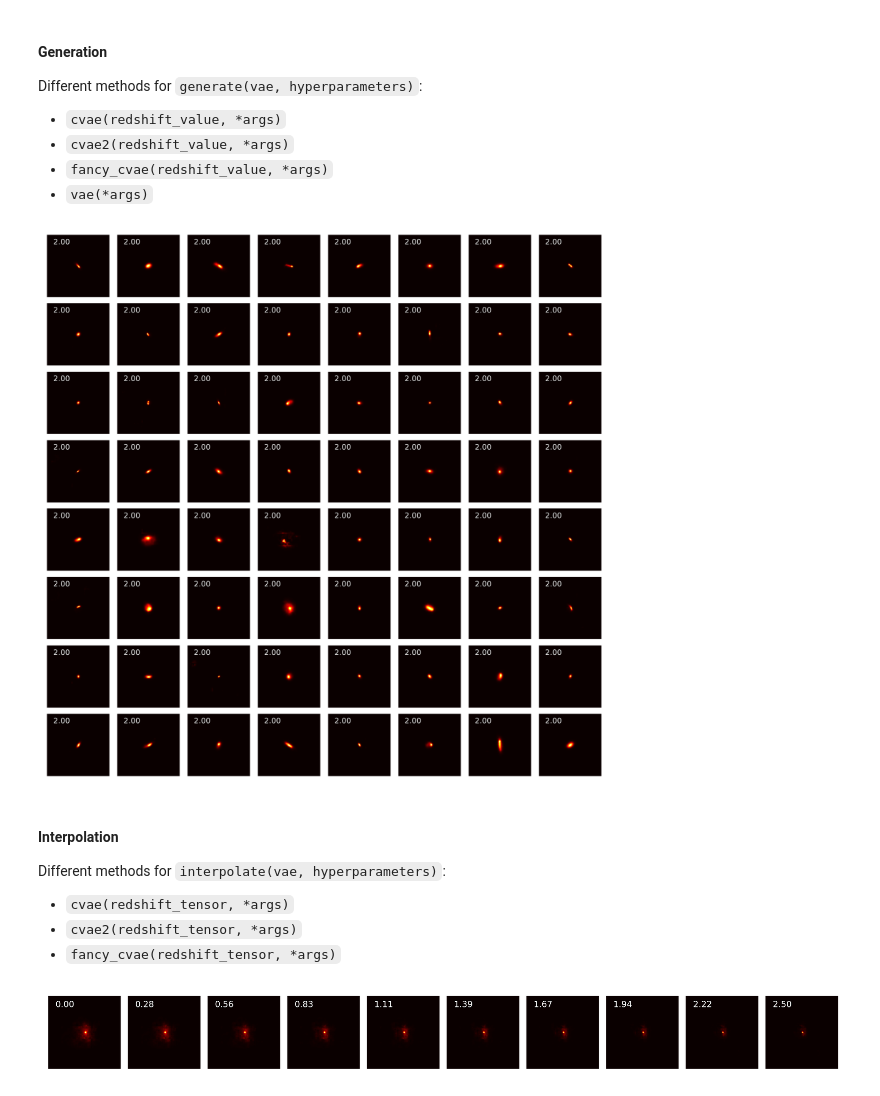
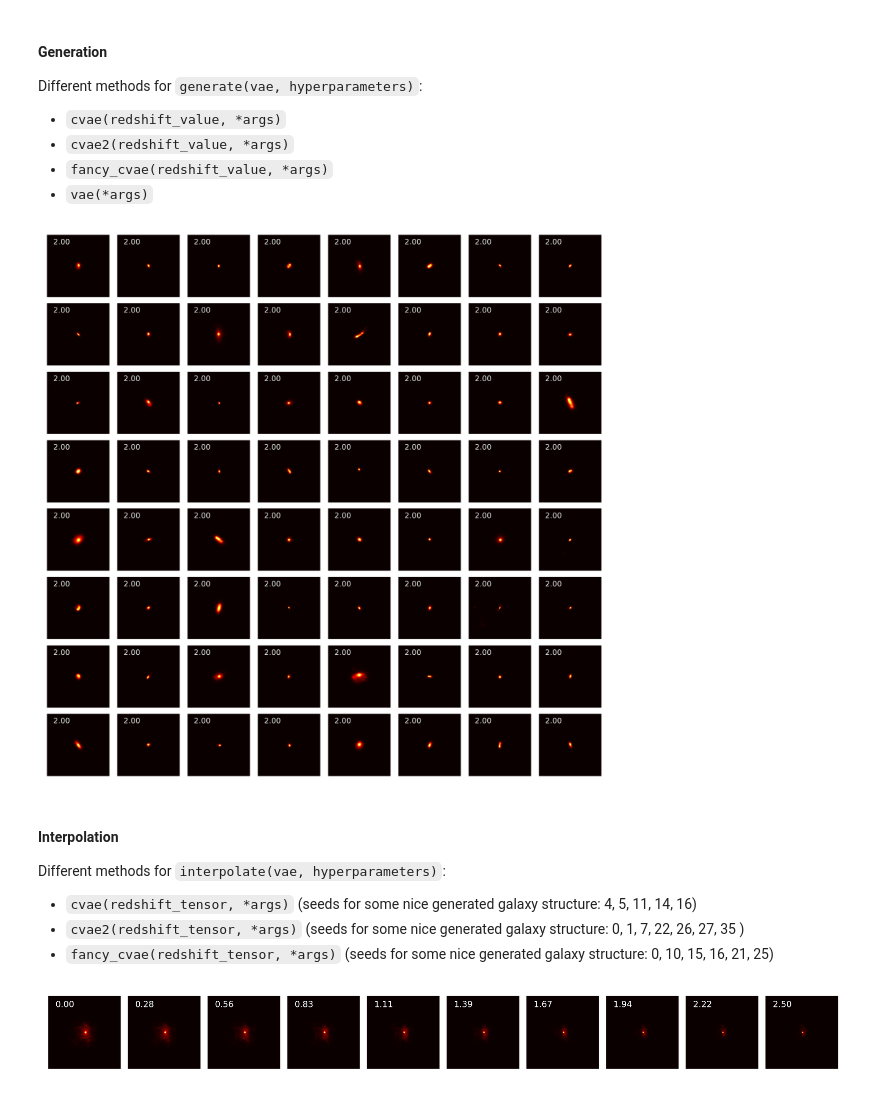
Before and after one commit to EnceladeCandy/Vae-project, a Jupyter notebook: notebooks/Reconstruction+generation.ipynb, the cells around one changed output. Saved outputs shown, nothing was run; the diff lists cells and outputs as text; code cells hidden in the pictures.

```diff
--- a/notebooks/Reconstruction+generation.ipynb
+++ b/notebooks/Reconstruction+generation.ipynb
@@ -96,13 +100,14 @@ Different methods for `generate(vae, hyperparameters)`:
 - `vae(*args)`
 # %%
 # default:title = figure_title = "Generation {model} architecture"
-generate(vae, hyperparameters).cvae2(redshift_value=2, rows = 8, cols = 8, colour = 'hot', title = False)
+torch.manual_seed(0)
+generate(vae, hyperparameters).cvae2(2, rows = 8, cols = 8, colour = 'hot', title = False)
 # %% [output]
-[figure, old version]
+[figure, new version]
 # %% [markdown]
 #### Interpolation
 Different methods for `interpolate(vae, hyperparameters)`:
-- `cvae(redshift_tensor, *args)`
-- `cvae2(redshift_tensor, *args)`
-- `fancy_cvae(redshift_tensor, *args)`
+- `cvae(redshift_tensor, *args)` (seeds for some nice generated galaxy structure: 4, 5, 11, 14, 16)
+- `cvae2(redshift_tensor, *args)` (seeds for some nice generated galaxy structure: 0, 1, 7, 22, 26, 27, 35 )
+- `fancy_cvae(redshift_tensor, *args)` (seeds for some nice generated galaxy structure: 0, 10, 15, 16, 21, 25)
 # %%
```
Also changed, not shown: parts of 7 cells of this notebook.
